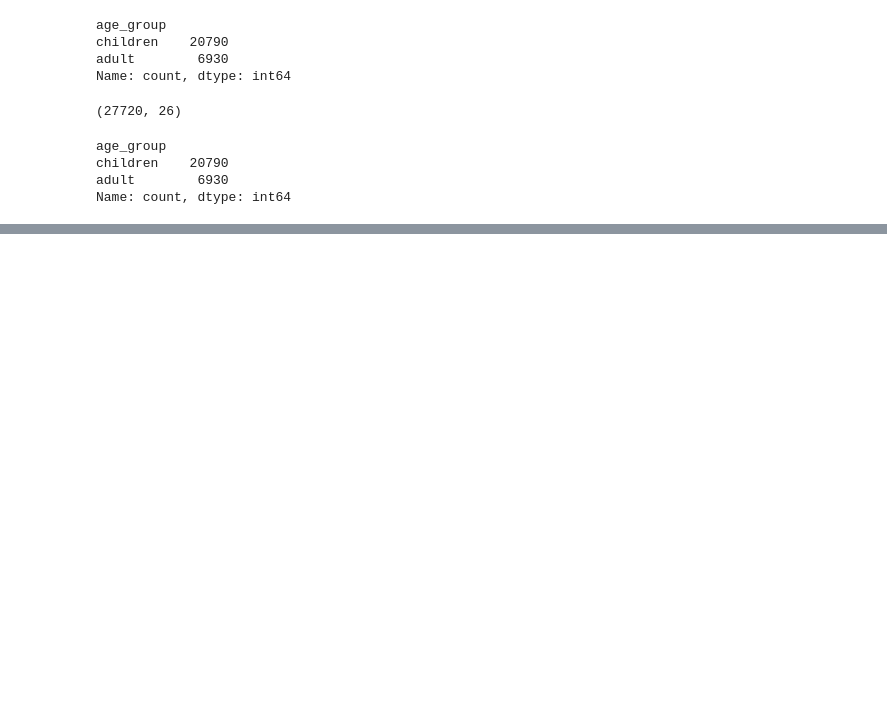
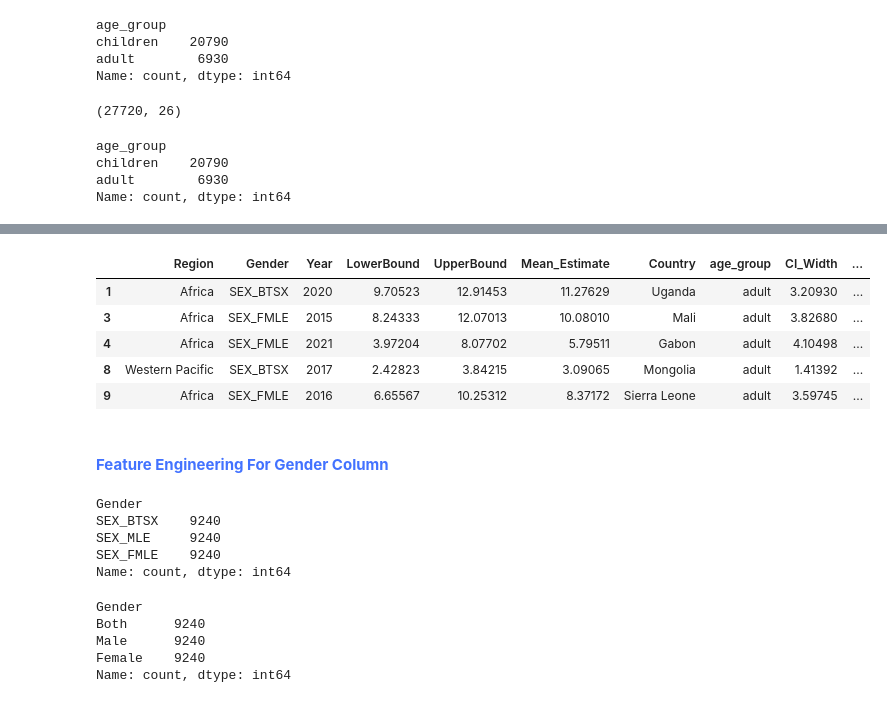
Before and after one commit to VijayRakkaiah/Nutrition_Paradox, a Jupyter notebook: Nutrition_Paradox.ipynb, the cells around one changed output, grey strips where cells are left out. Saved outputs shown, nothing was run; the diff lists cells and outputs as text; code cells hidden in the pictures; blank space fills up the shorter version.

```diff
--- a/Nutrition_Paradox.ipynb
+++ b/Nutrition_Paradox.ipynb
@@ -167,0 +247,2 @@ Name: count, dtype: int64
+# %%
+df_malnutrition['Country'] = df_malnutrition['Country'].apply(country_conversion)
@@ -167,0 +285,29 @@ Name: count, dtype: int64
+# %%
+# Define function to categorize the Malnutrition_Level
+def malnutrition_level(value):
+    if value >= 20:
+        return 'High'
+    elif value < 10:
+        return 'Low'
+    else:
+        return 'Moderate'
+# %%
+df_malnutrition['Malnutrition_Level'] = df_malnutrition['Mean_Estimate'].apply(malnutrition_level)
+df_malnutrition.head()
+# %% [output]
+|  | Region | Gender | Year | LowerBound | UpperBound | Mean_Estimate | Country | age_group | CI_Width | ... |
+| 1 | Africa | SEX_BTSX | 2020 | 9.70523 | 12.91453 | 11.27629 | Uganda | adult | 3.20930 | ... |
+| 3 | Africa | SEX_FMLE | 2015 | 8.24333 | 12.07013 | 10.08010 | Mali | adult | 3.82680 | ... |
+| 4 | Africa | SEX_FMLE | 2021 | 3.97204 | 8.07702 | 5.79511 | Gabon | adult | 4.10498 | ... |
+| 8 | Western Pacific | SEX_BTSX | 2017 | 2.42823 | 3.84215 | 3.09065 | Mongolia | adult | 1.41392 | ... |
+| 9 | Africa | SEX_FMLE | 2016 | 6.65567 | 10.25312 | 8.37172 | Sierra Leone | adult | 3.59745 | ... |
+# %% [markdown]
+#### <span style="color:#4272FF;">**Feature Engineering For Gender Column**</span>
+# %%
+df_obesity.Gender.value_counts()
+# %% [output]
+Gender
+SEX_BTSX    9240
+SEX_MLE     9240
+SEX_FMLE    9240
+Name: count, dtype: int64
@@ -167,0 +317,8 @@ Name: count, dtype: int64
+# %%
+df_obesity.Gender.value_counts()
+# %% [output]
+Gender
+Both      9240
+Male      9240
+Female    9240
+Name: count, dtype: int64
```
Also changed, not shown: parts of 27 cells of this notebook.
